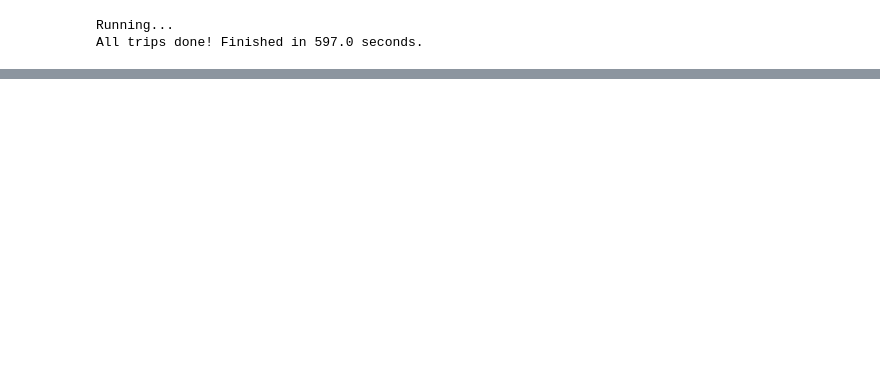
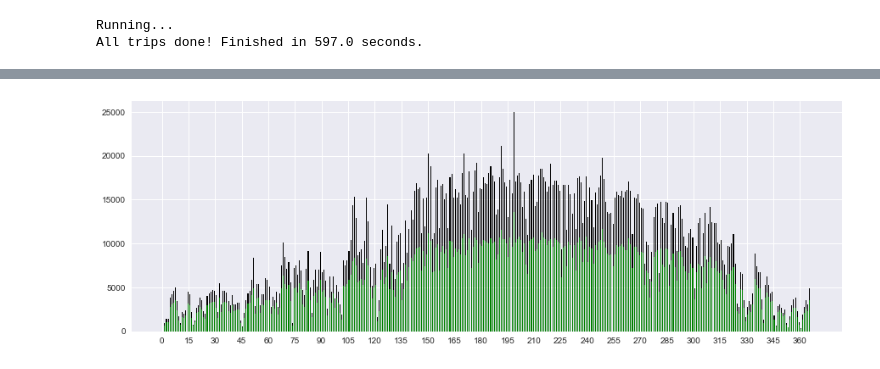
Before and after one commit to AlanAu/data-challenges, a Jupyter notebook: Alan Au - Divvy.ipynb, the cells around one changed output, grey strips where cells are left out. Drawn from its saved outputs; the diff is of its cells as text; code cells hidden in the pictures; blank space fills up the shorter version.

```diff
--- a/Alan Au - Divvy.ipynb
+++ b/Alan Au - Divvy.ipynb
@@ -264,0 +328,17 @@ Now I have data files that are all in a standardized format, with distance betwe
+# %%
+#Check numbers on Subscribers vs. Customers, encode usertype
+#There's apparently a third value: 'Dependent'
+
+def encode_subscribers(value):
+    if value == 'Customer': return 0
+    elif value == 'Subscriber' or value == 'Dependent': return 1
+    else: return value
+
+raw_df['usertype'] = raw_df['usertype'].apply(encode_subscribers)
+
+sub_count = sum(raw_df['usertype'])
+print("Total trips:", trip_count)
+print("Subscriber trips:", sub_count)
+print("Subscriber/total:", '{:.2f}'.format(sub_count/trip_count))
+
+raw_df.head(3)
@@ -264,0 +353,18 @@ Now I have data files that are all in a standardized format, with distance betwe
+# %%
+#Drop unused columns, and subset out the short trips for visualization
+
+df = raw_df.drop(['year','stop_day','stop_weekday','stop_hour','distance','gender','birthyear'],axis=1)
+short_df = df[df['short']==1]
+# %%
+#Histogram of trips by day of year
+
+plt.rcParams["figure.figsize"] = [15,5] #resize the plot for easy display
+
+#sns.distplot(df['start_day'], kde=False) #seaborn version
+
+plt.figure().add_subplot(111).set_xticks(range(0,366,15))
+
+plt.hist(df['start_day'], bins = range(1,367), rwidth = .5, color = 'k');
+plt.hist(short_df['start_day'], bins = range(1,367), rwidth = .5, color = 'g');
+# %% [output]
+[figure, added]
```
Also changed, not shown: parts of 17 cells of this notebook.
